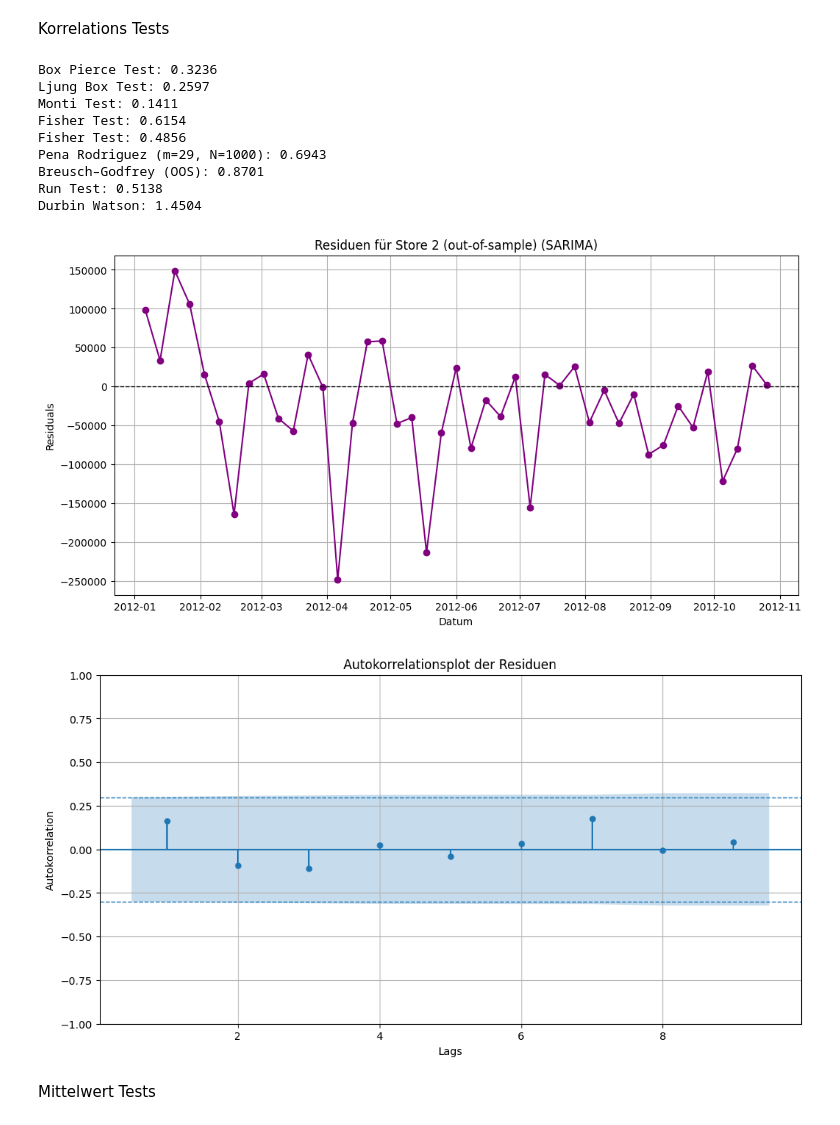
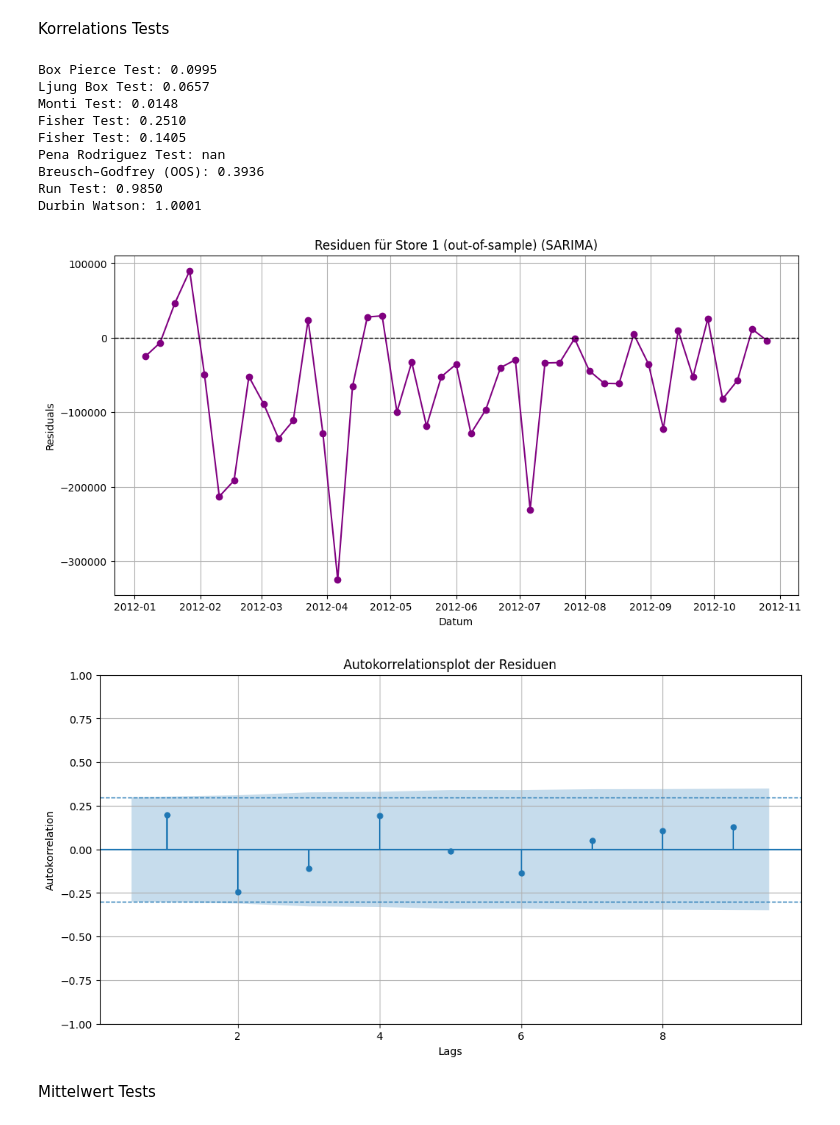
Before and after one commit to netalivo/Bachelor, a Jupyter notebook: main_single_store_SARIMA.ipynb, the cells around one changed output. Cells and saved outputs as stored; diff of their text form; code cells hidden in the pictures.

```diff
--- a/main_single_store_SARIMA.ipynb
+++ b/main_single_store_SARIMA.ipynb
@@ -24,7 +24,7 @@ df.columns = df.columns.str.lower()
 1 Store wählen
 # %%
 # Filtern nach Store
-store_number = 2
+store_number = 1
 store = df[df['store'] == store_number].copy()
 
 # Datum als Index setzen
@@ -207,45 +207,45 @@ errors = forecast - y_test
 box_pierce_test(residuals = errors, store_num = store_number, model = model_type, lags = 9)
 ljung_box_test(residuals = errors, store_num = store_number, model = model_type, lags = 9)
 monti_test(residuals = errors, store_num = store_number, model = model_type, m = 9)
 fisher_test(residuals = errors, store_num = store_number, model = model_type, version = "acf", m = 9)
 fisher_test(residuals = errors, store_num = store_number, model = model_type, version = "pacf", m = 9)
-pena_rodriguez_test_mc(residuals = errors)
+pena_rodriguez_test_original(residuals = errors, store_num = store_number, model = model_type, m = 9)
 
 
 if model_type == 'SARIMA':
     breusch_godfrey_manuell(errors, lags = 9)
 if model_type == 'Naive':
     breusch_godfrey_manuell(errors, lags = 9)
 
 
 run_test(residuals = errors)
 
 durbin_watson_test(residuals = errors)
 
 #Residuen Plot
 plt.figure(figsize=(12, 6))
 plt.plot(errors, marker='o', linestyle='-', color='purple')
 plt.title('Residuen für Store {} (out-of-sample) ({})'.format(store_number, model_type))
 plt.xlabel('Datum')
 plt.ylabel('Residuals')
 plt.axhline(y=0, color='black', linestyle='--', linewidth=1)
 plt.grid(True)
 plt.show()
 
 
 acf_resid_plot(residuals = errors, lags = 9, print_results = True)
 # %% [output]
-Box Pierce Test: 0.3236
-Ljung Box Test: 0.2597
-Monti Test: 0.1411
-Fisher Test: 0.6154
-Fisher Test: 0.4856
-Pena Rodriguez (m=29, N=1000): 0.6943
-Breusch–Godfrey (OOS): 0.8701
-Run Test: 0.5138
-Durbin Watson: 1.4504
+Box Pierce Test: 0.0995
+Ljung Box Test: 0.0657
+Monti Test: 0.0148
+Fisher Test: 0.2510
+Fisher Test: 0.1405
+Pena Rodriguez Test: nan
+Breusch–Godfrey (OOS): 0.3936
+Run Test: 0.9850
+Durbin Watson: 1.0001
-[figure, old version]
+[figure, new version]
-[figure, old version]
+[figure, new version]
 # %% [markdown]
 Mittelwert Tests
 # %%
```
Also changed, not shown: parts of 7 cells of this notebook, 8 other files.
